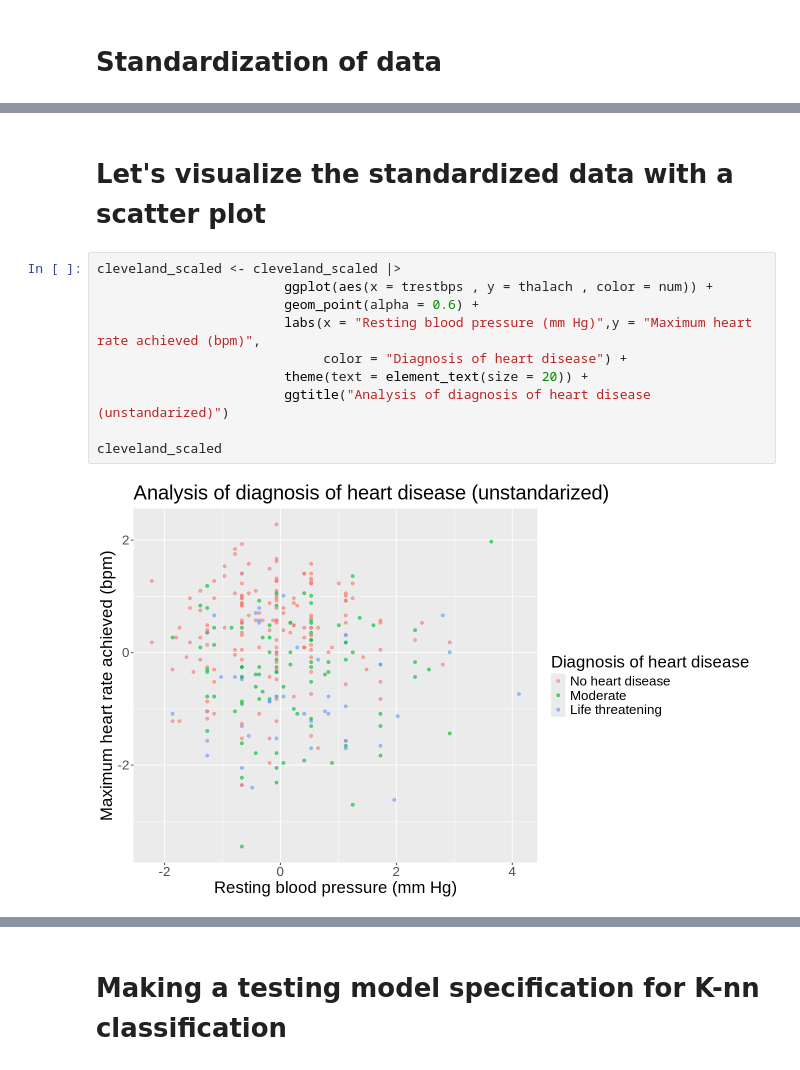
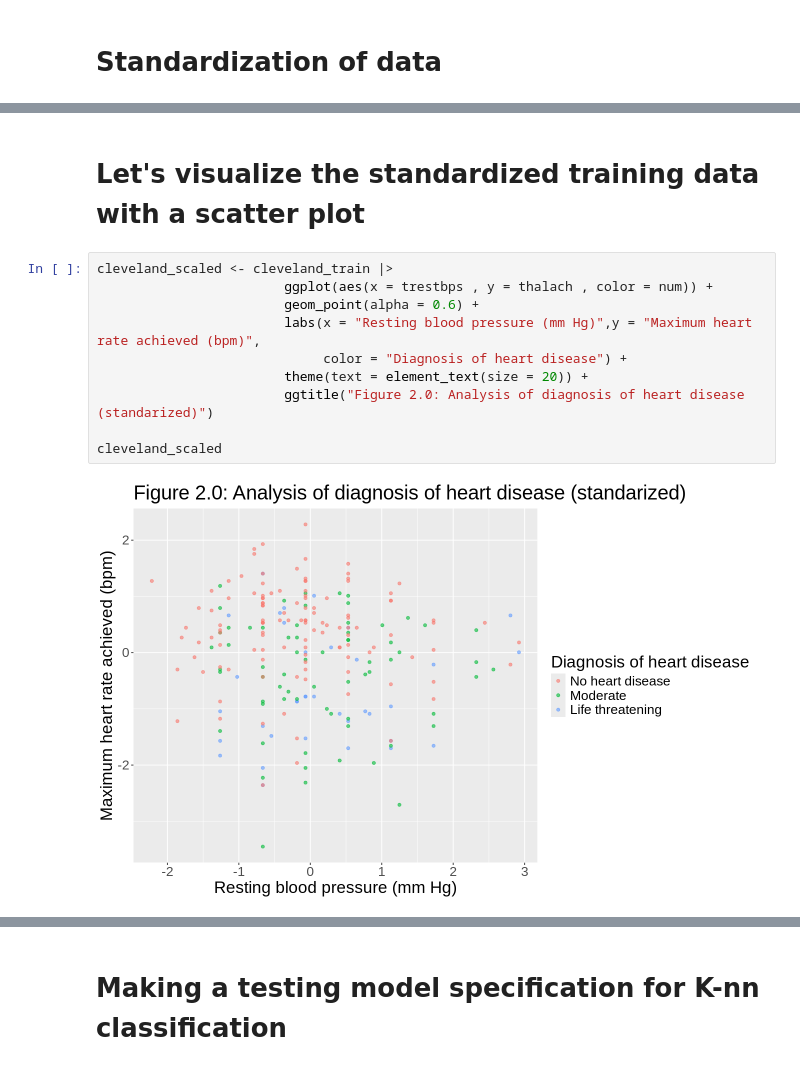
Before and after one commit to Xiaobin215/Billy_project_DSCI100, a Jupyter notebook: Billy's Final Project.ipynb, the cells around one changed output, grey strips where cells are left out. Cells and saved outputs as stored; diff of their text form.

```diff
--- a/Billy's Final Project.ipynb
+++ b/Billy's Final Project.ipynb
@@ -216,16 +226,16 @@ A tibble: 299 × 3
 | -0.06698757 | -1.5250338 | Life threatening |
 | -0.06698757 | 1.0556568 | Moderate |
 # %% [markdown]
-# Let's visualize the standardized data with a scatter plot
+# Let's visualize the standardized training data with a scatter plot
 # %%
-cleveland_scaled <- cleveland_scaled |>
+cleveland_scaled <- cleveland_train |>
                         ggplot(aes(x = trestbps , y = thalach , color = num)) +
                         geom_point(alpha = 0.6) +
                         labs(x = "Resting blood pressure (mm Hg)",y = "Maximum heart rate achieved (bpm)",
                              color = "Diagnosis of heart disease") +
                         theme(text = element_text(size = 20)) +
-                        ggtitle("Analysis of diagnosis of heart disease (unstandarized)")
+                        ggtitle("Figure 2.0: Analysis of diagnosis of heart disease (standarized)")
 
 cleveland_scaled
 # %% [output]
-[figure, old version]
+[figure, new version]
```
Also changed, not shown: parts of 36 cells of this notebook.
